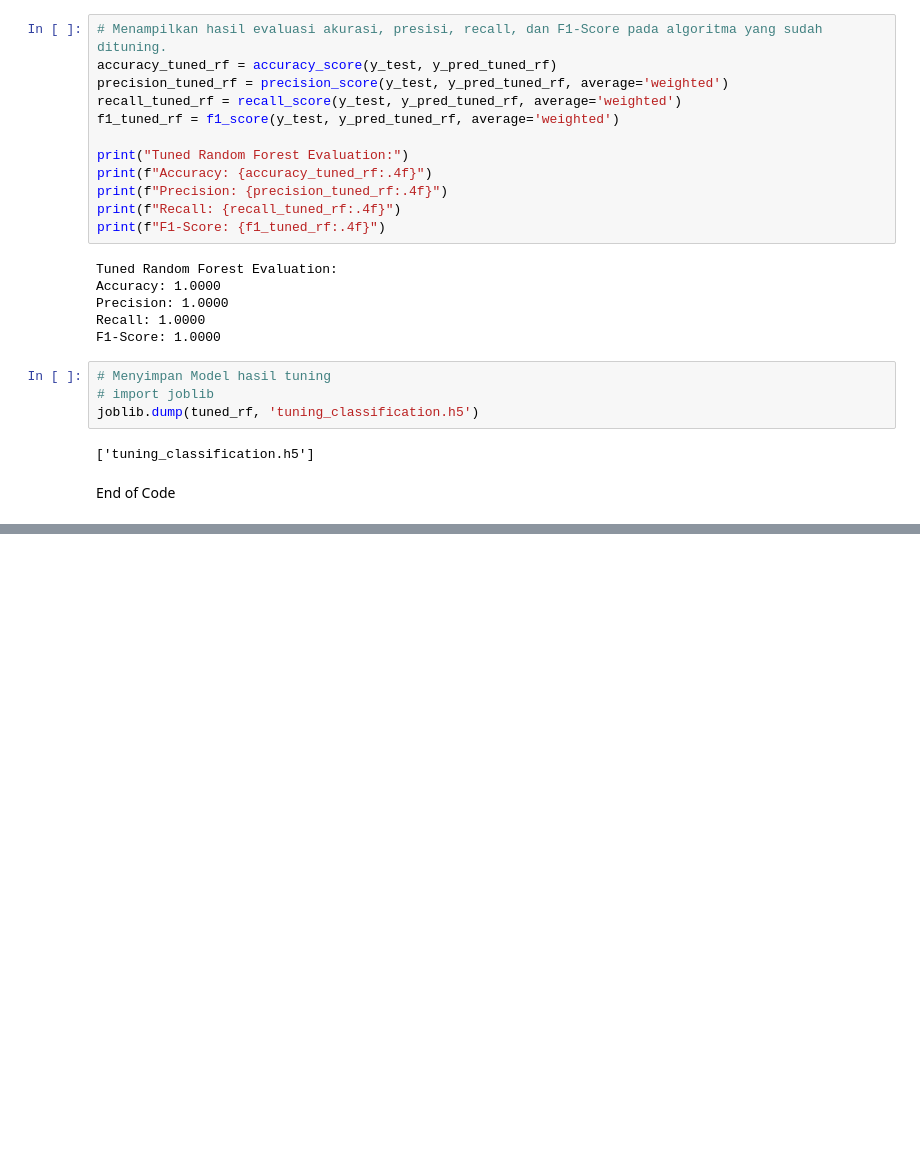
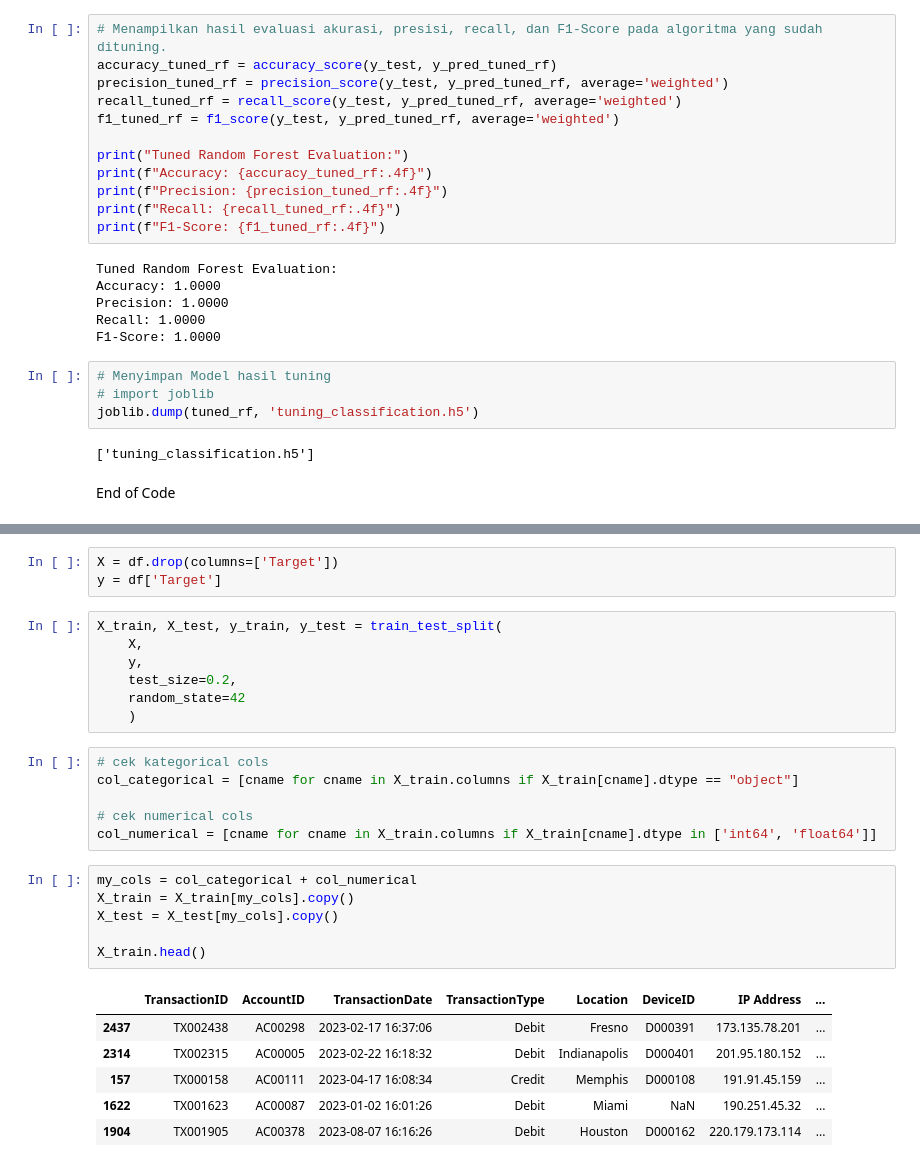
Before and after one commit to arydotme/dicoding-ml-basic, a Jupyter notebook: [Klasifikasi]_Submission_Akhir_BMLP_Ahmad_Bukhari.ipynb, the cells around one changed output, grey strips where cells are left out. Cells and saved outputs as stored; diff of their text form; blank space fills up the shorter version.

```diff
--- a/[Klasifikasi]_Submission_Akhir_BMLP_Ahmad_Bukhari.ipynb
+++ b/[Klasifikasi]_Submission_Akhir_BMLP_Ahmad_Bukhari.ipynb
@@ -185,0 +206,29 @@ End of Code
+# %%
+X = df.drop(columns=['Target'])
+y = df['Target']
+# %%
+X_train, X_test, y_train, y_test = train_test_split(
+    X,
+    y,
+    test_size=0.2,
+    random_state=42
+    )
+# %%
+# cek kategorical cols
+col_categorical = [cname for cname in X_train.columns if X_train[cname].dtype == "object"]
+
+# cek numerical cols
+col_numerical = [cname for cname in X_train.columns if X_train[cname].dtype in ['int64', 'float64']]
+# %%
+my_cols = col_categorical + col_numerical
+X_train = X_train[my_cols].copy()
+X_test = X_test[my_cols].copy()
+
+X_train.head()
+# %% [output]
+|  | TransactionID | AccountID | TransactionDate | TransactionType | Location | DeviceID | IP Address | ... |
+| 2437 | TX002438 | AC00298 | 2023-02-17 16:37:06 | Debit | Fresno | D000391 | 173.135.78.201 | ... |
+| 2314 | TX002315 | AC00005 | 2023-02-22 16:18:32 | Debit | Indianapolis | D000401 | 201.95.180.152 | ... |
+| 157 | TX000158 | AC00111 | 2023-04-17 16:08:34 | Credit | Memphis | D000108 | 191.91.45.159 | ... |
+| 1622 | TX001623 | AC00087 | 2023-01-02 16:01:26 | Debit | Miami | NaN | 190.251.45.32 | ... |
+| 1904 | TX001905 | AC00378 | 2023-08-07 16:16:26 | Debit | Houston | D000162 | 220.179.173.114 | ... |
```
Also changed, not shown: parts of 6 cells of this notebook.
